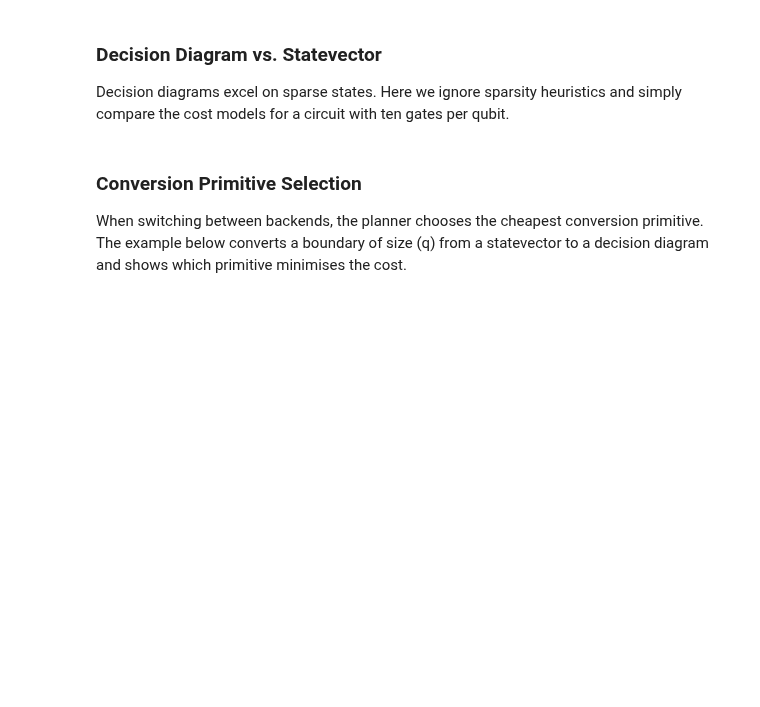
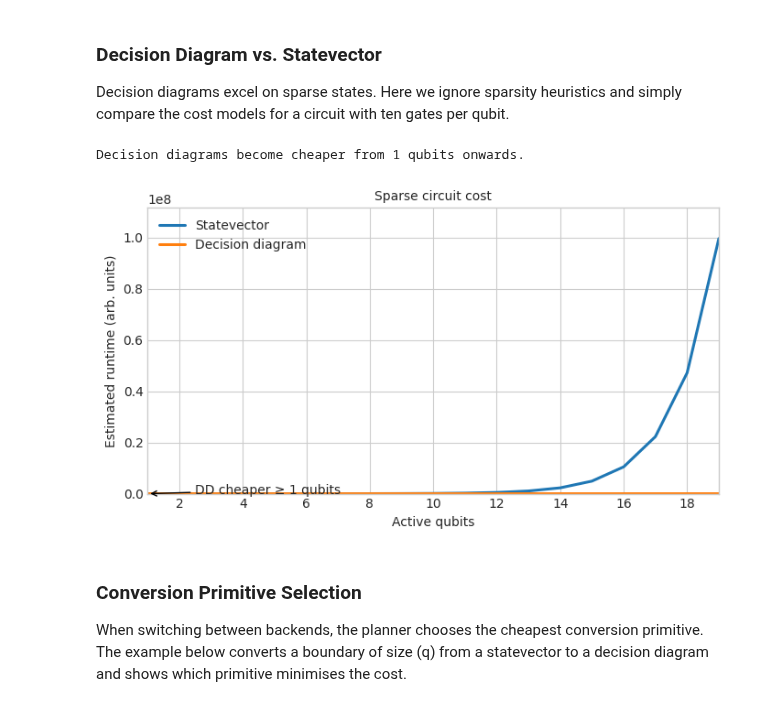
Before and after one commit to tmlittau/QuASAr, a Jupyter notebook: docs/partitioning_thresholds.ipynb, the cells around one changed output. Cells and saved outputs as stored; diff of their text form; code cells hidden in the pictures; blank space fills up the shorter version.

```diff
--- a/docs/partitioning_thresholds.ipynb
+++ b/docs/partitioning_thresholds.ipynb
@@ -231,22 +240,40 @@ The conversion-aware sweep shows that the baseline linear window (\(\chi=4\), si
 ### Decision Diagram vs. Statevector
 Decision diagrams excel on sparse states.  Here we ignore sparsity heuristics and simply compare the cost models for a circuit with ten gates per qubit.
 # %%
-n_range = np.arange(1, 20)
-sv_times = []
-dd_times = []
-for n in n_range:
-    g = 10 * n
-    sv_times.append(estimator.statevector(n, g, 0, 0).time)
-    dd_times.append(estimator.decision_diagram(num_gates=g, frontier=n).time)
-sv_times = np.array(sv_times)
-dd_times = np.array(dd_times)
-plt.plot(n_range, sv_times, label="Statevector")
-plt.plot(n_range, dd_times, label="Decision diagram")
-plt.xlabel("qubits")
-plt.ylabel("estimated runtime")
-plt.title("Sparse circuit cost")
-plt.legend()
+dd_curves = build_statevector_vs_decision_diagram(estimator)
+fig, ax = plt.subplots(figsize=(7.0, 4.0))
+ax.plot(dd_curves["num_qubits"], dd_curves["statevector"], label="Statevector", linewidth=2.2)
+ax.plot(dd_curves["num_qubits"], dd_curves["decision_diagram"], label="Decision diagram", linewidth=2.2)
+ax.set_xlim(dd_curves["num_qubits"][0], dd_curves["num_qubits"][-1])
+y_max = float(np.max(np.concatenate((dd_curves["statevector"], dd_curves["decision_diagram"]))))
+ax.set_ylim(0, y_max * 1.12)
+cheaper = dd_curves["decision_diagram"] < dd_curves["statevector"]
+if np.any(cheaper):
+    idx = int(np.where(cheaper)[0][0])
+    threshold = int(dd_curves["num_qubits"][idx])
+    y_val = dd_curves["decision_diagram"][idx]
+    ax.axvline(threshold, color="black", linestyle="--", linewidth=1.2)
+    x_text = min(dd_curves["num_qubits"][-1], threshold + 1.5)
+    ax.annotate(
+        f"DD cheaper ≥ {threshold} qubits",
+        xy=(threshold, y_val),
+        xytext=(x_text, y_val * 1.05),
+        arrowprops=dict(arrowstyle="->", linewidth=1.0),
+        fontsize=10,
+    )
+    print(f"Decision diagrams become cheaper from {threshold} qubits onwards.")
+else:
+    print("Decision diagram path never overtakes statevector in this range.")
+ax.set_xlabel("Active qubits")
+ax.set_ylabel("Estimated runtime (arb. units)")
+ax.set_title("Sparse circuit cost")
+ax.legend(loc="upper left")
+fig.tight_layout()
+export_figure(fig, "statevector_vs_decision_diagram")
 plt.show()
+# %% [output]
+Decision diagrams become cheaper from 1 qubits onwards.
+[figure, added]
 # %% [markdown]
 ### Conversion Primitive Selection
 When switching between backends, the planner chooses the cheapest conversion primitive.  The example below converts a boundary of size \(q\) from a statevector to a decision diagram and shows which primitive minimises the cost.
```
Also changed, not shown: parts of 7 cells of this notebook, 10 other files.
